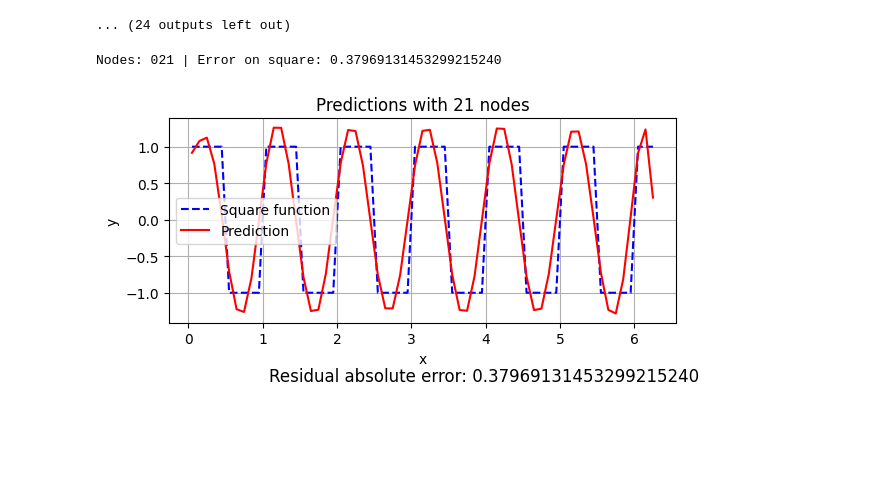
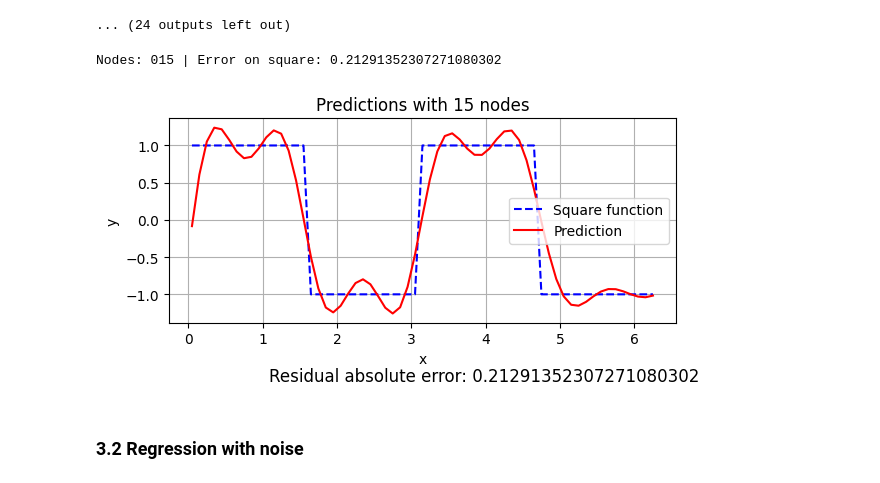
Before and after one commit to Seyoooo/ANNandDAlabs, a Jupyter notebook: Lab2/RBF.ipynb, the cells around one changed output. Drawn from its saved outputs; the diff is of its cells as text; code cells hidden in the pictures; blank space fills up the shorter version.

```diff
--- a/Lab2/RBF.ipynb
+++ b/Lab2/RBF.ipynb
@@ -8,7 +8,7 @@ def gaussian(x, w, sigma):
     return exp(-(x - w)**2/(2*sigma**2))
 
 def square(x):
-    if (x % 2*pi) < pi:
+    if sin(x) > 0:
         return 1
     else:
         return -1
@@ -216,34 +216,55 @@ Nodes: 006 | Error on sin: 0.09115025830896089643
 ... (24 outputs left out)
 # %%
 lr = 0.1
-nb_nodes = [21]
+nb_nodes = [15]
 sigma = 0.6
+
+def plot_results(test_data, pred, func_name, nb_nodes, resi):
+    fig = plt.figure(figsize=(6, 3))
+
+    plt.plot(x_test, test_data, label=f'{func_name} function', linestyle='--', color='blue')
+    plt.plot(x_test, pred, label='Prediction', color='red')
+    plt.xlabel('x')
+    plt.ylabel('y')
+    plt.title('Predictions with ' + str(nb_nodes) + ' nodes')
+    fig.text(0.66, 0.0002, f'Residual absolute error: {resi:.20f} ', fontsize=12, ha='center')
+    plt.legend()
+    plt.grid(True)
+    plt.tight_layout()  # Ensures the subplots don't overlap
+
+    plt.show()
 
 #Experiment using square function
 for nb in nb_nodes:
 
     network_sq = RBFnetwork(1, nb, lr)
 
     # Place by hand the rbf nodes
     # A good first approach is to divide the interval uniformally
     # And use a fixed sigma
     #   -This idea is the same as generating gaussian noise
 
+    # for i in range(nb):
+    #     noise = np.random.normal(3, 3, 1)
+    #     w = np.array( noise)
+    #     network_sq.set_rbf_node(i, w, sigma)
+
     for i in range(nb):
-        noise = np.random.normal(3, 3, 1)
-        w = np.array( noise)
+        w = np.array(2*i*pi/nb)
         network_sq.set_rbf_node(i, w, sigma)
 
     # Another good idea is to put more values at defining points of the curve
 
     network_sq.batch_learn(x_train, training_square)
 
     resi_sq = network_sq.residual_evaluate(x_test, test_square)
     print(f"Nodes: {nb:03} | Error on square: {resi_sq:.20f}")
 
     pred = network_sq.predict(x_test)
 
     plot_results(test_square, pred, 'Square', nb, resi_sq)
 # %% [output]
-Nodes: 021 | Error on square: 0.37969131453299215240
+Nodes: 015 | Error on square: 0.21291352307271080302
-[figure, old version]
+[figure, new version]
+# %% [markdown]
+### 3.2 Regression with noise
```
Also changed, not shown: parts of 3 cells of this notebook.
